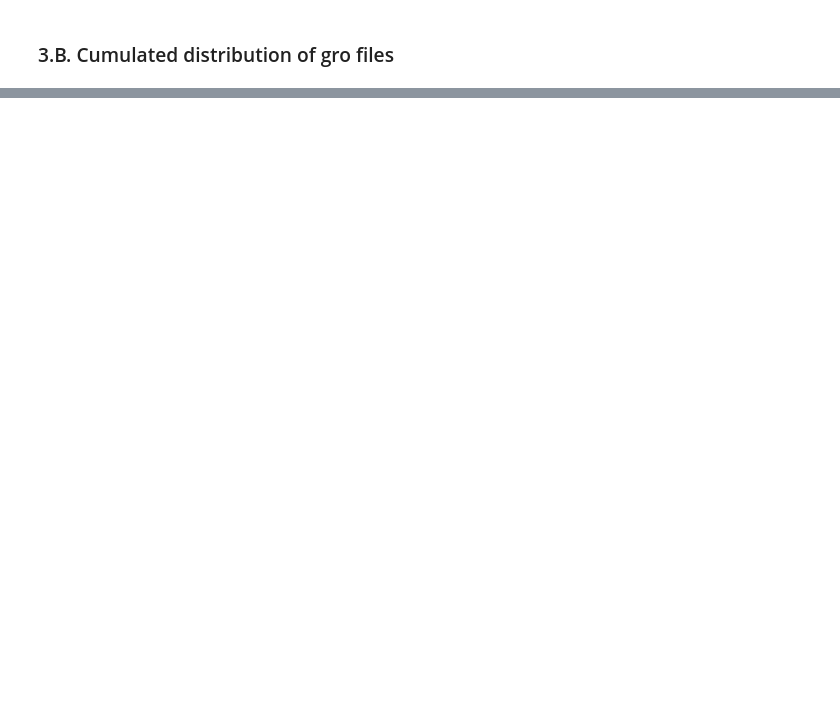
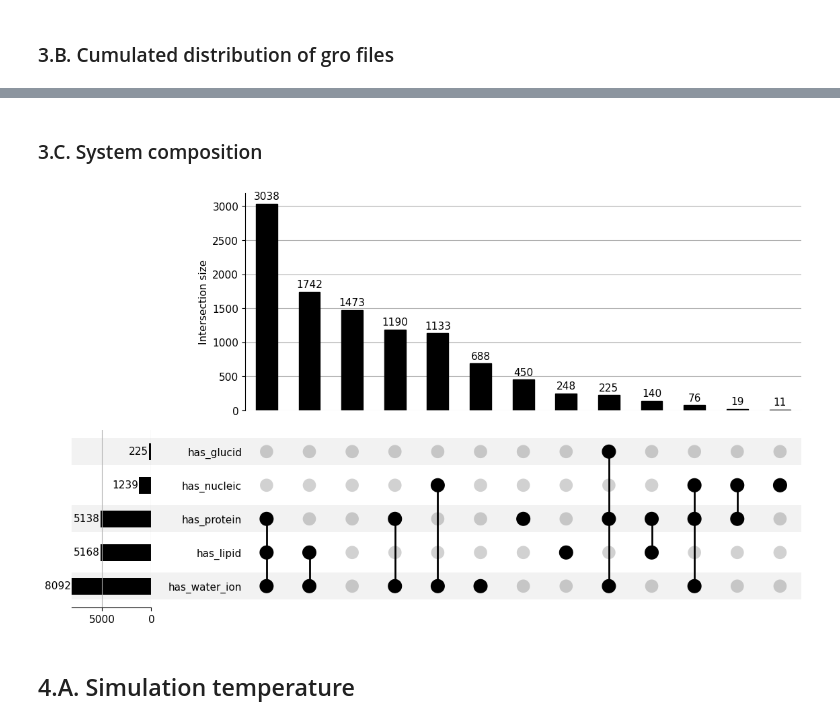
Before and after one commit to MDverse/mdda, a Jupyter notebook: notebooks/paper_figures.ipynb, the cells around one changed output, grey strips where cells are left out. Saved outputs shown, nothing was run; the diff lists cells and outputs as text; code cells hidden in the pictures; blank space fills up the shorter version.

```diff
--- a/notebooks/paper_figures.ipynb
+++ b/notebooks/paper_figures.ipynb
@@ -254,0 +367,21 @@ plt.savefig("fig/number_of_files_per_filetype_no_MD_engine.svg", bbox_inches="ti
+# %% [markdown]
+### 3.C. System composition
+# %%
+# Create pivot dataframe
+df_upset = pd.pivot_table(
+    gro_df,
+    index=["has_protein", "has_lipid", "has_nucleic", "has_water_ion", "has_glucid"],
+    values=["filename"],
+    aggfunc=len
+)
+# Convert pivot dataframe to Pandas Series with multi-index
+sr_upset = pd.Series(index=df_upset.index, data=df_upset.values.flatten(), name="value")
+plt.rcParams.update({"font.size": 11})
+fig = plt.figure(figsize=(14, 8))
+UPplot(sr_upset, fig=fig, show_counts=True, element_size=None, sort_by="cardinality")
+plt.savefig("fig/gromacs_system_composition.png", dpi=300, bbox_inches="tight")
+plt.savefig("fig/gromacs_system_composition.svg", bbox_inches="tight")
+# %% [output]
+[figure, added]
+# %% [markdown]
+## 4.A. Simulation temperature
```
Also changed, not shown: parts of 32 cells of this notebook, 1 other file.
